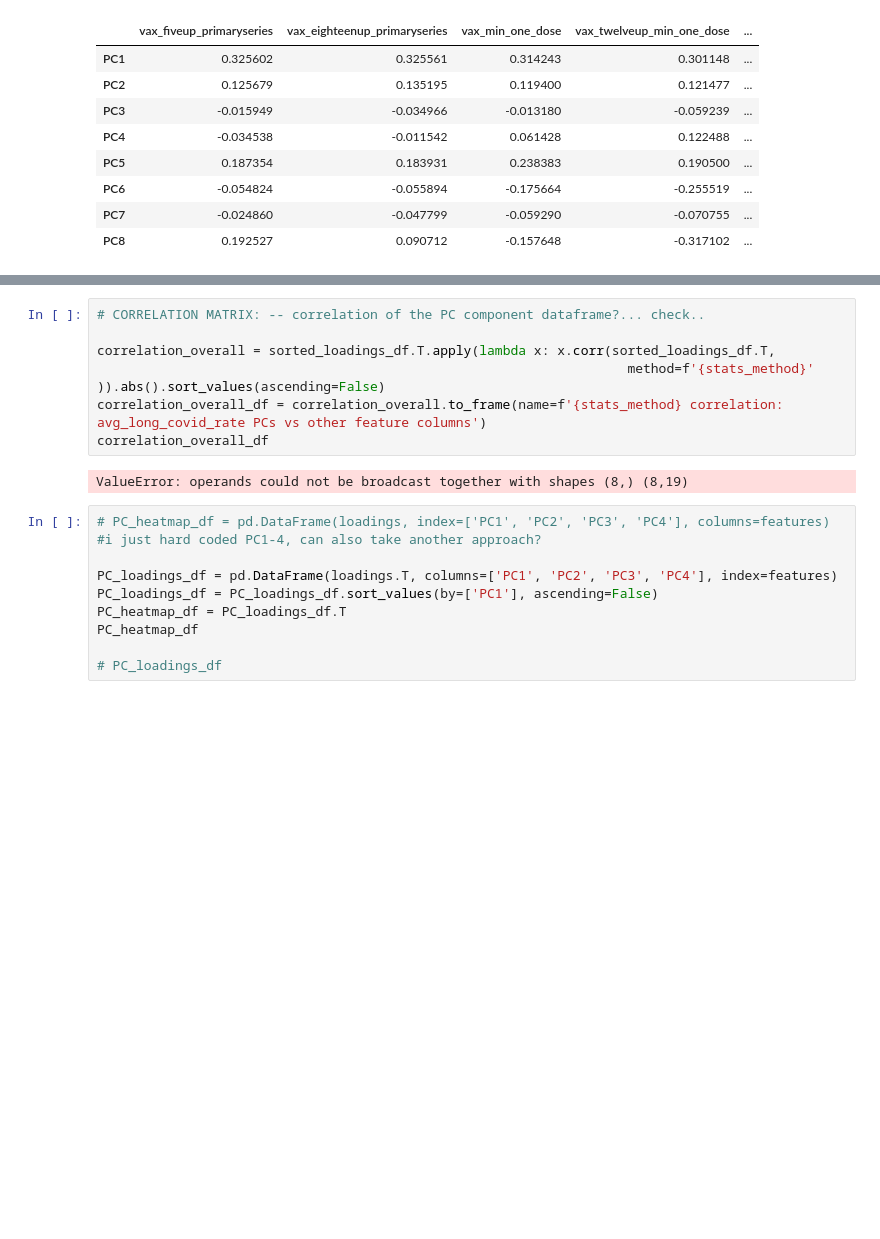
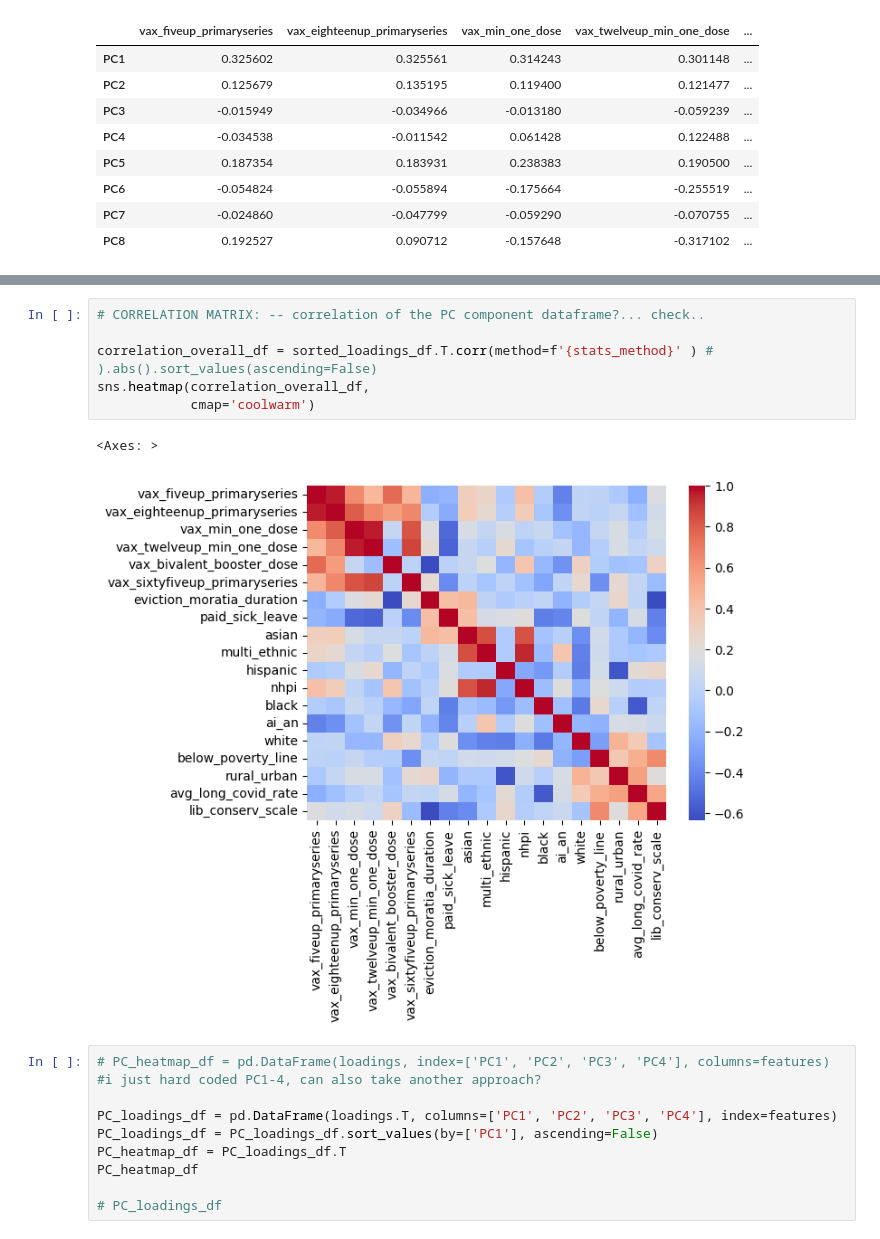
Before and after one commit to kristinachan/2024-08-02_longcovid_interstate, a Jupyter notebook: longcovid_interstate.ipynb, the cells around one changed output, grey strips where cells are left out. Saved outputs shown, nothing was run; the diff lists cells and outputs as text; blank space fills up the shorter version.

```diff
--- a/longcovid_interstate.ipynb
+++ b/longcovid_interstate.ipynb
@@ -312,12 +300,12 @@ correlation_longcovid_df
 # %%
 # CORRELATION MATRIX: -- correlation of the PC component dataframe?... check..
 
-correlation_overall = sorted_loadings_df.T.apply(lambda x: x.corr(sorted_loadings_df.T,
-                                                                    method=f'{stats_method}' )).abs().sort_values(ascending=False)
-correlation_overall_df = correlation_overall.to_frame(name=f'{stats_method} correlation: avg_long_covid_rate PCs vs other feature columns')
-correlation_overall_df
+correlation_overall_df = sorted_loadings_df.T.corr(method=f'{stats_method}' ) # ).abs().sort_values(ascending=False)
+sns.heatmap(correlation_overall_df,
+            cmap='coolwarm')
 # %% [output]
-ValueError: operands could not be broadcast together with shapes (8,) (8,19)
+<Axes: >
+[figure, added]
 # %%
 # PC_heatmap_df = pd.DataFrame(loadings, index=['PC1', 'PC2', 'PC3', 'PC4'], columns=features) #i just hard coded PC1-4, can also take another approach?
 
```
Also changed, not shown: parts of 2 cells of this notebook.
